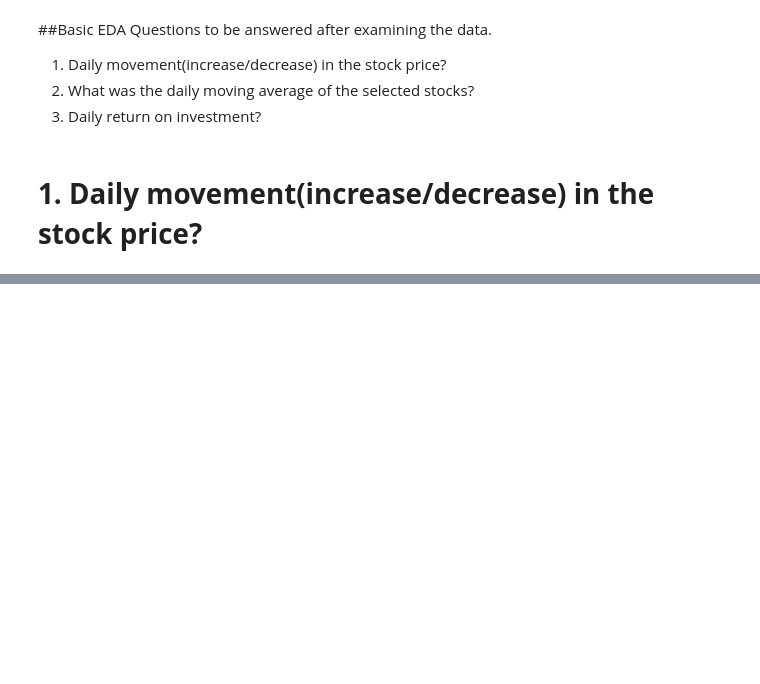
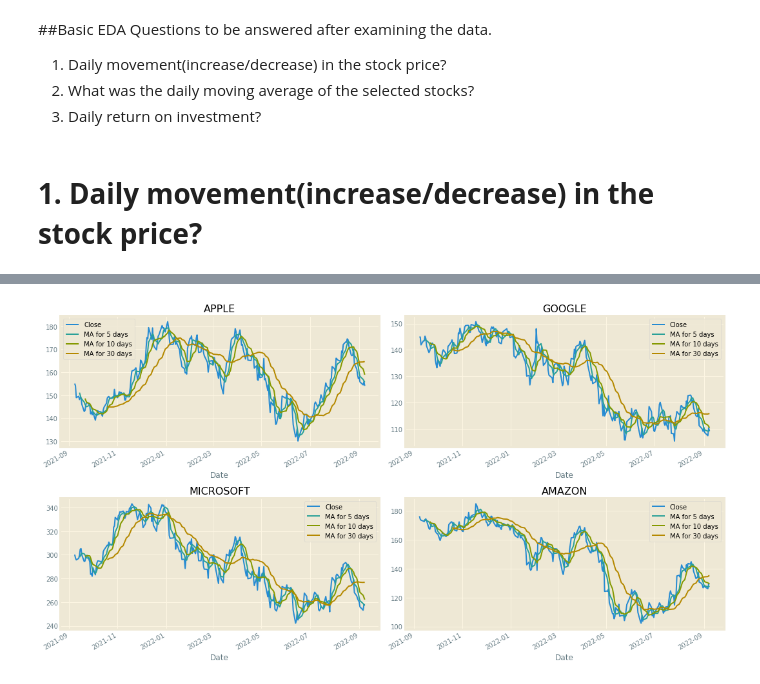
Before and after one commit to aksharpande/5278---Final-Project, a Jupyter notebook: stock_analysis.ipynb, the cells around one changed output, grey strips where cells are left out. Drawn from its saved outputs; the diff is of its cells as text; code cells hidden in the pictures; blank space fills up the shorter version.

```diff
--- a/stock_analysis.ipynb
+++ b/stock_analysis.ipynb
@@ -54,0 +114,29 @@ Requirement already satisfied: idna<4,>=2.5 in /usr/local/lib/python3.7/dist-pac
+# %%
+#Calulate the moving average
+ma_day = [5, 10, 30]
+
+for ma in ma_day:
+    for stock in stock_list:
+        column_name = f"MA for {ma} days"
+        stock[column_name] = stock['Close'].rolling(ma).mean()
+
+#Plotting for moving averages
+fig, axes = plt.subplots(nrows=2, ncols=2)
+fig.set_figheight(8)
+fig.set_figwidth(15)
+
+AAPL[['Close', 'MA for 5 days', 'MA for 10 days', 'MA for 30 days']].plot(ax=axes[0,0])
+axes[0,0].set_title('APPLE')
+
+GOOG[['Close', 'MA for 5 days', 'MA for 10 days', 'MA for 30 days']].plot(ax=axes[0,1])
+axes[0,1].set_title('GOOGLE')
+
+MSFT[['Close', 'MA for 5 days', 'MA for 10 days', 'MA for 30 days']].plot(ax=axes[1,0])
+axes[1,0].set_title('MICROSOFT')
+
+AMZN[['Close', 'MA for 5 days', 'MA for 10 days', 'MA for 30 days']].plot(ax=axes[1,1])
+axes[1,1].set_title('AMAZON')
+
+fig.tight_layout()
+# %% [output]
+[figure, added]
```
Also changed, not shown: parts of 7 cells of this notebook.
